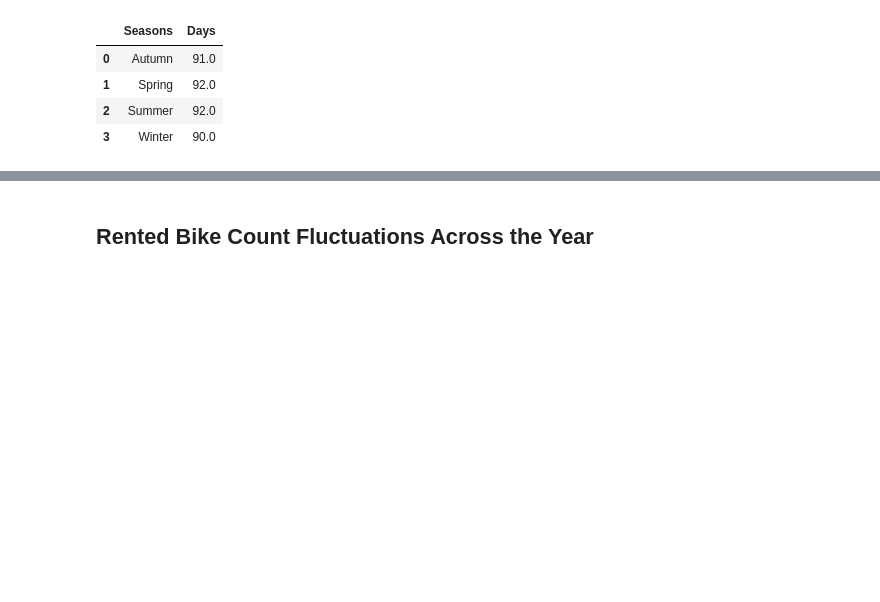
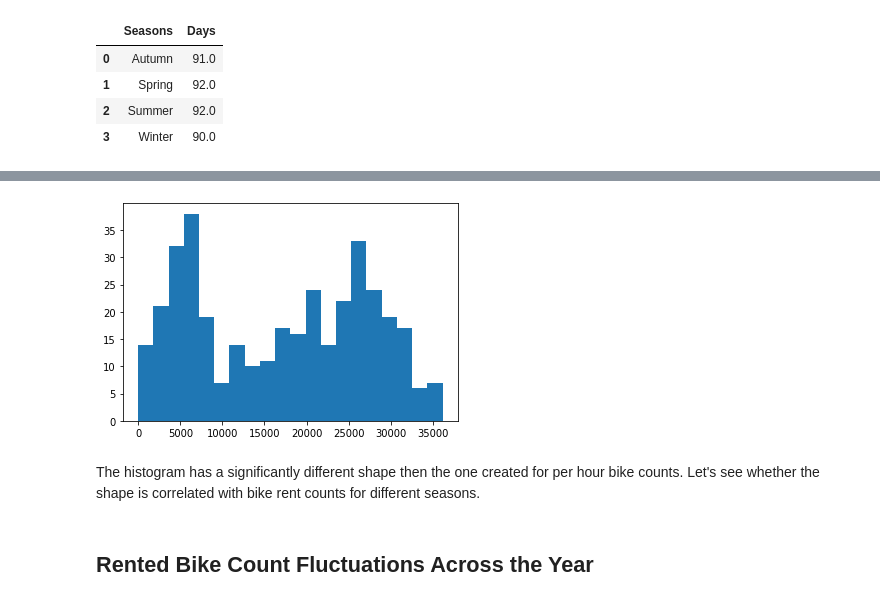
Before and after one commit to R0go/Bikes, a Jupyter notebook: Bikes_project.ipynb, the cells around one changed output, grey strips where cells are left out. Drawn from its saved outputs; the diff is of its cells as text; code cells hidden in the pictures; blank space fills up the shorter version.

Commit message:
created a histogram for bike rent counts per day

```diff
--- a/Bikes_project.ipynb
+++ b/Bikes_project.ipynb
@@ -201,0 +204,4 @@ rent_season_group
+# %%
+rent_day_group = bikes_df[['Date', 'Rented Bike Count']].groupby(['Date']).sum()
+rent_day_group.head()
+rent_day_group['Rented Bike Count']
@@ -202,3 +222,10 @@ rent_season_group
+# %%
+plt.hist(rent_day_group, bins=20)
+plt.show()
+# %% [output]
+[figure, added]
+# %% [markdown]
+The histogram has a significantly different shape then the one created for per hour bike counts. Let's see whether the shape is correlated with bike rent counts for different seasons.
 # %% [markdown]
 ## Rented Bike Count Fluctuations Across the Year
 # %% [markdown]
```
Also changed, not shown: parts of 4 cells of this notebook.
